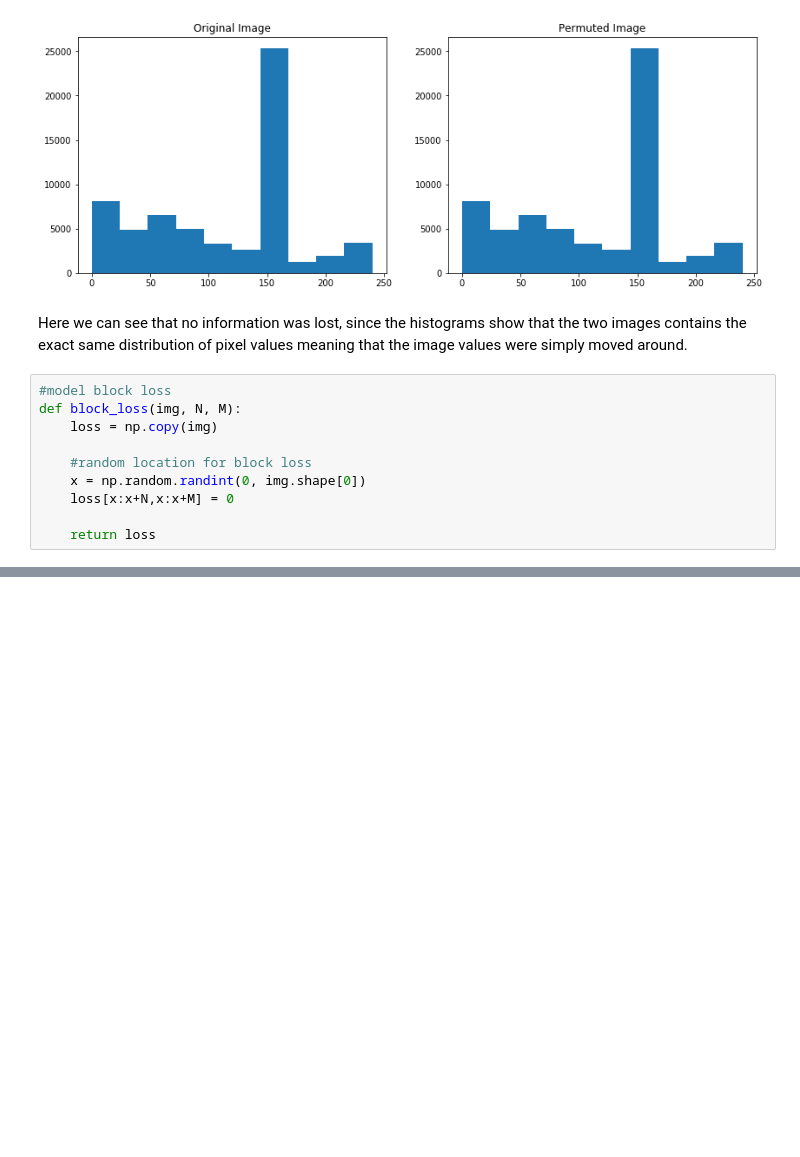
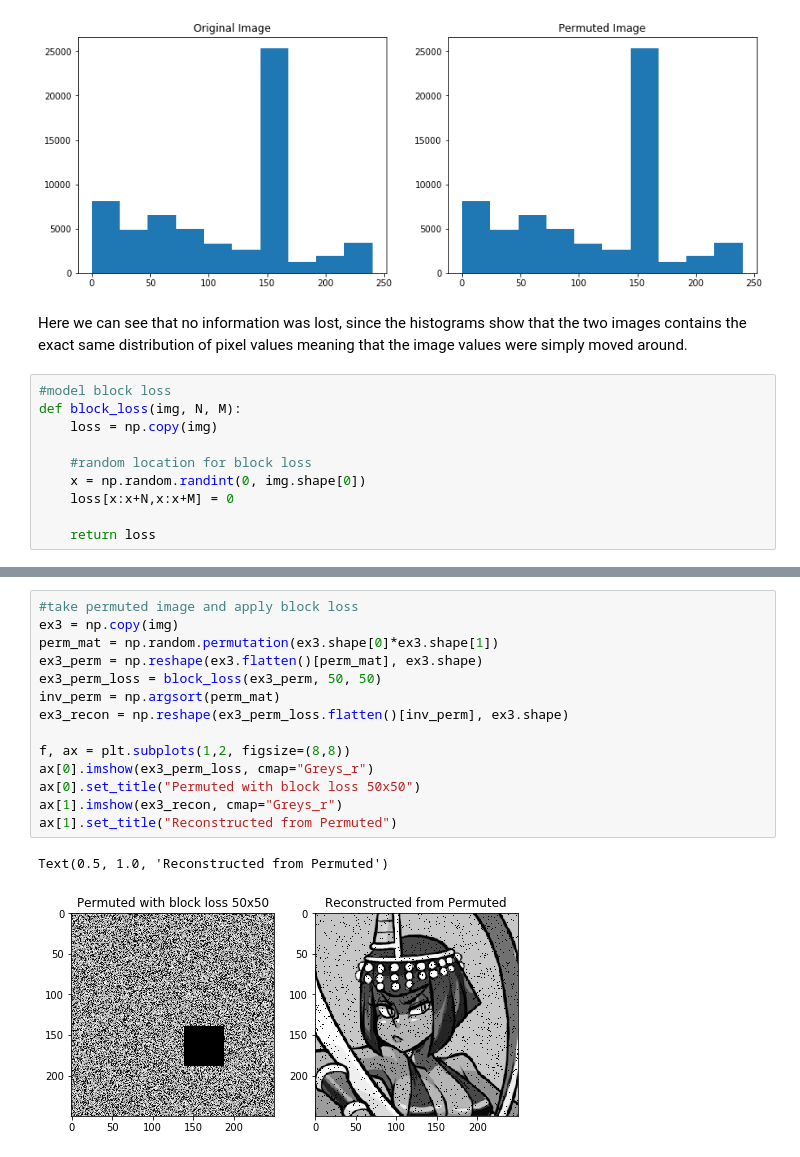
Before and after one commit to kensekense/unige-spring-2020, a Jupyter notebook: privacy/tp2/TP2.ipynb, the cells around one changed output, grey strips where cells are left out. Cells and saved outputs as stored; diff of their text form; blank space fills up the shorter version.

```diff
--- a/privacy/tp2/TP2.ipynb
+++ b/privacy/tp2/TP2.ipynb
@@ -53,0 +54,17 @@ plt.imshow(block_loss(img, 50,50), cmap="Greys_r")
+# %%
+#take permuted image and apply block loss
+ex3 = np.copy(img)
+perm_mat = np.random.permutation(ex3.shape[0]*ex3.shape[1])
+ex3_perm = np.reshape(ex3.flatten()[perm_mat], ex3.shape)
+ex3_perm_loss = block_loss(ex3_perm, 50, 50)
+inv_perm = np.argsort(perm_mat)
+ex3_recon = np.reshape(ex3_perm_loss.flatten()[inv_perm], ex3.shape)
+
+f, ax = plt.subplots(1,2, figsize=(8,8))
+ax[0].imshow(ex3_perm_loss, cmap="Greys_r")
+ax[0].set_title("Permuted with block loss 50x50")
+ax[1].imshow(ex3_recon, cmap="Greys_r")
+ax[1].set_title("Reconstructed from Permuted")
+# %% [output]
+Text(0.5, 1.0, 'Reconstructed from Permuted')
+[figure, added]
```
Also changed, not shown: parts of 11 cells of this notebook.
